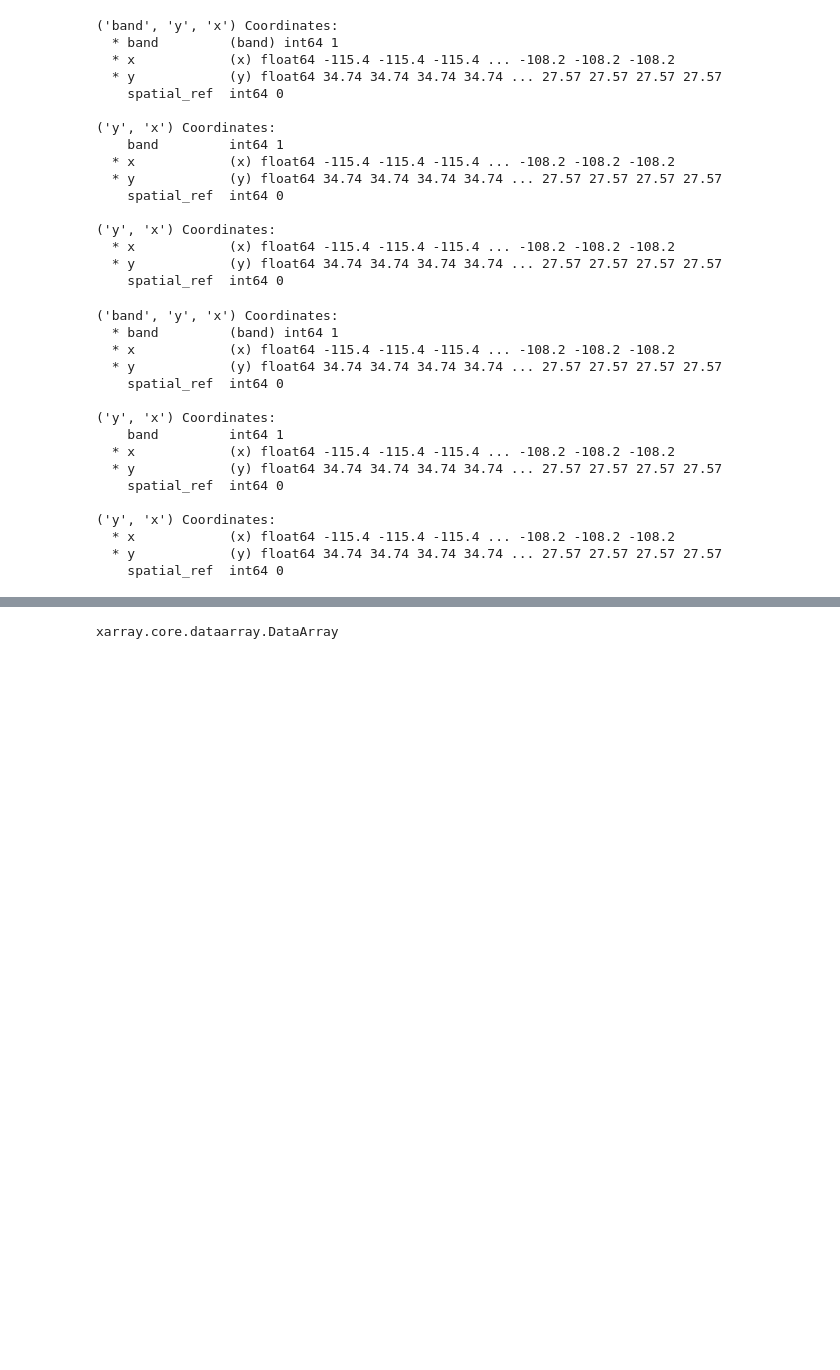
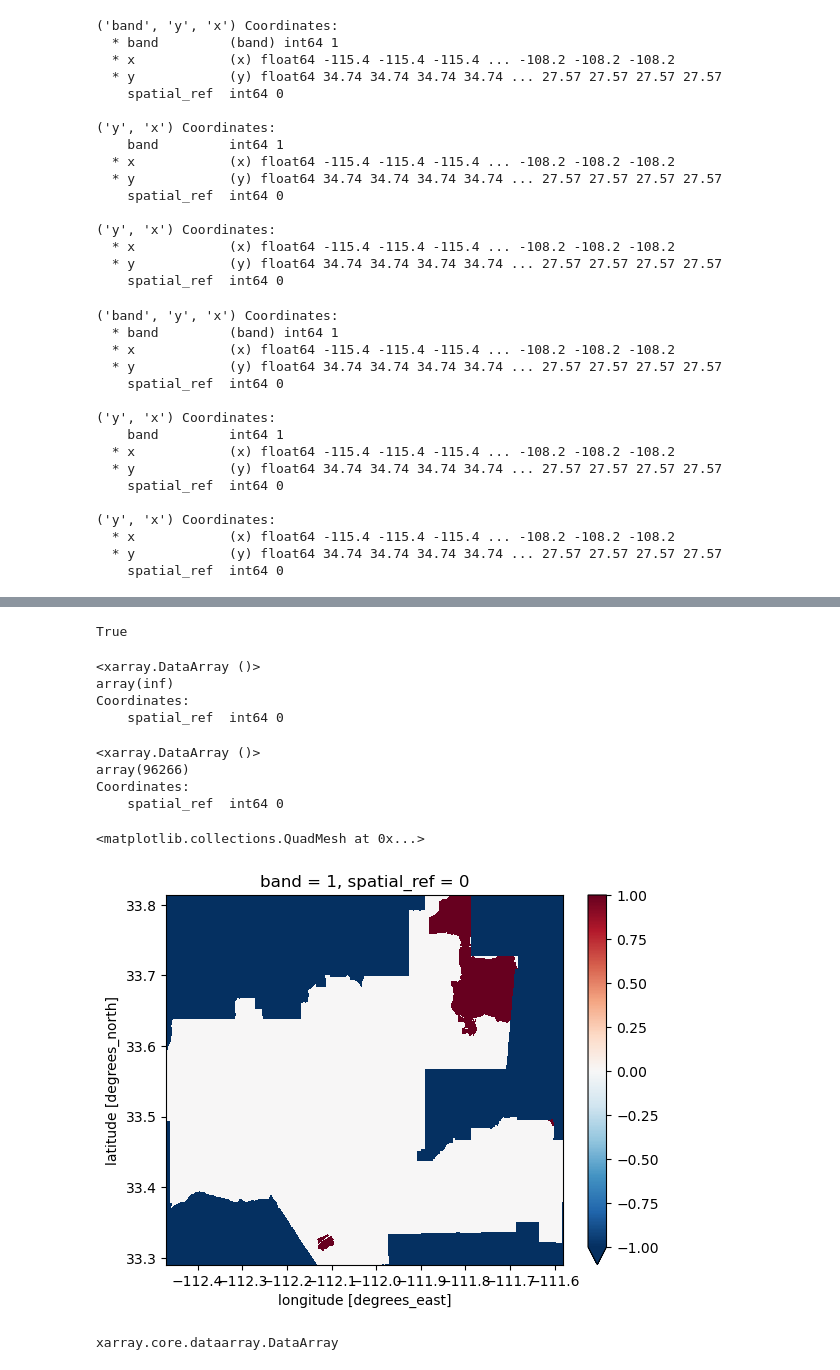
Before and after one commit to kateebeckerr/biodiversity_index_phoenix, a Jupyter notebook: phoenix_biodiversity.ipynb, the cells around one changed output, grey strips where cells are left out. Cells and saved outputs as stored; diff of their text form; code cells hidden in the pictures; blank space fills up the shorter version.

```diff
--- a/phoenix_biodiversity.ipynb
+++ b/phoenix_biodiversity.ipynb
@@ -194,5 +233,29 @@ array(96266)
 Coordinates:
     spatial_ref  int64 0
+# %%
+phoenix = phoenix.to_crs(lost_pixels.rio.crs)
+phoenix.crs == lost_pixels.rio.crs
+# %% [output]
+True
+# %%
+percent_2017 = (np.sum(above_thresh_2017 / lost_pixels)) * 100  #diff variable when all vales are 1 over all pixels that are  and 1
+percent_2020 = (np.sum(above_thresh_2020 / lost_pixels)) * 100
+
+percent_2017
+percent_2020
+# %% [output]
+<xarray.DataArray ()>
+array(inf)
+Coordinates:
+    spatial_ref  int64 0
+# %%
+lost_pixels = above_thresh_2017 - above_thresh_2020
+print(np.sum(lost_pixels))
+# %% [output]
+<xarray.DataArray ()>
+array(96266)
+Coordinates:
+    spatial_ref  int64 0
 # %%
 phoenix = phoenix.to_crs(lost_pixels.rio.crs)
 # %%
@@ -200,5 +262,10 @@ phoenix = phoenix.to_crs(lost_pixels.rio.crs)
 lost_pixels = lost_pixels.rio.clip(phoenix.geometry, phoenix.crs)
 above_thresh_2017 = above_thresh_2020.rio.clip(phoenix.geometry, phoenix.crs)
+# %%
+above_thresh_2017.plot()
+# %% [output]
+<matplotlib.collections.QuadMesh at 0x...>
+[figure, added]
 # %%
 type(lost_pixels)
 type(phoenix)
```
Also changed, not shown: parts of 15 cells of this notebook.
